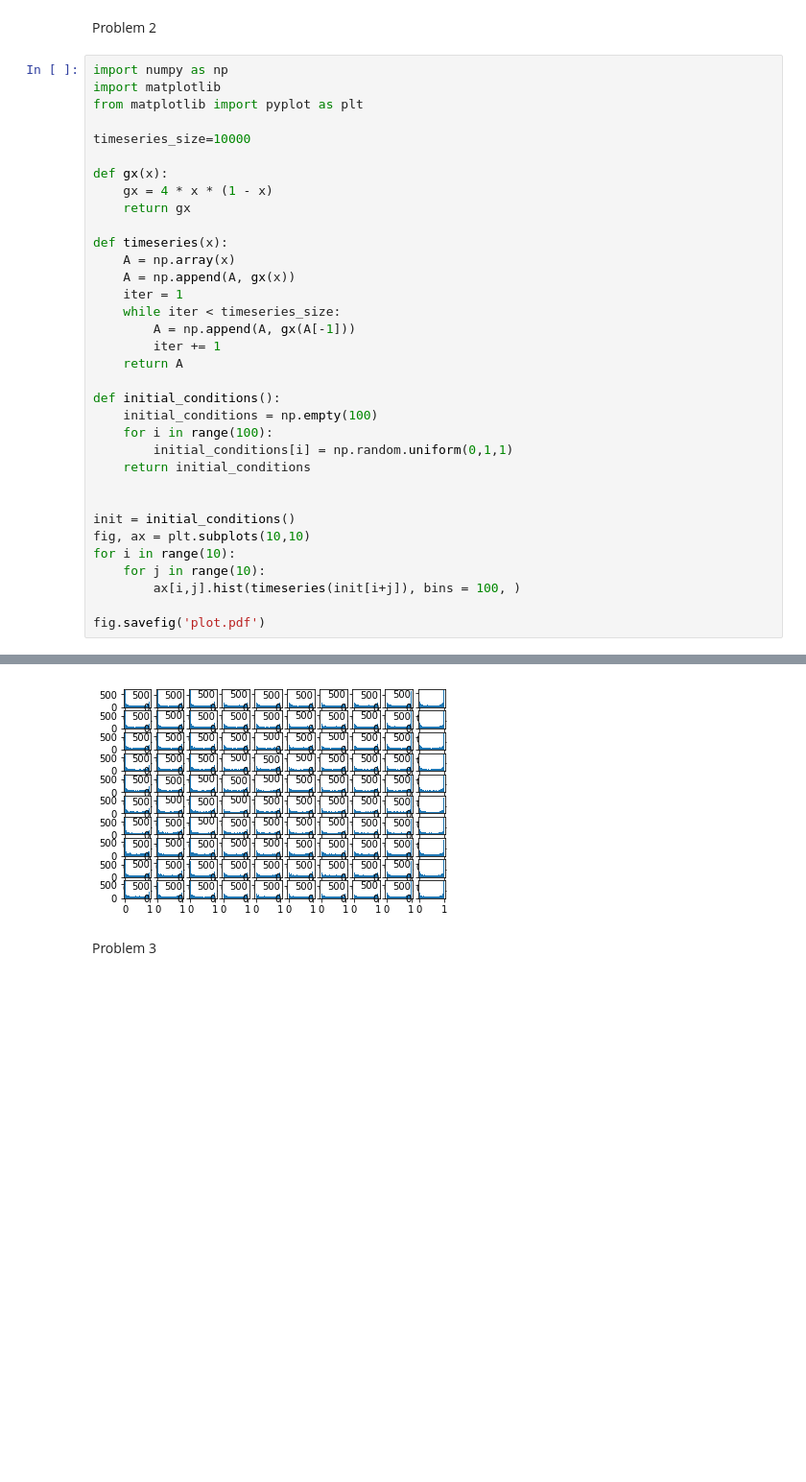
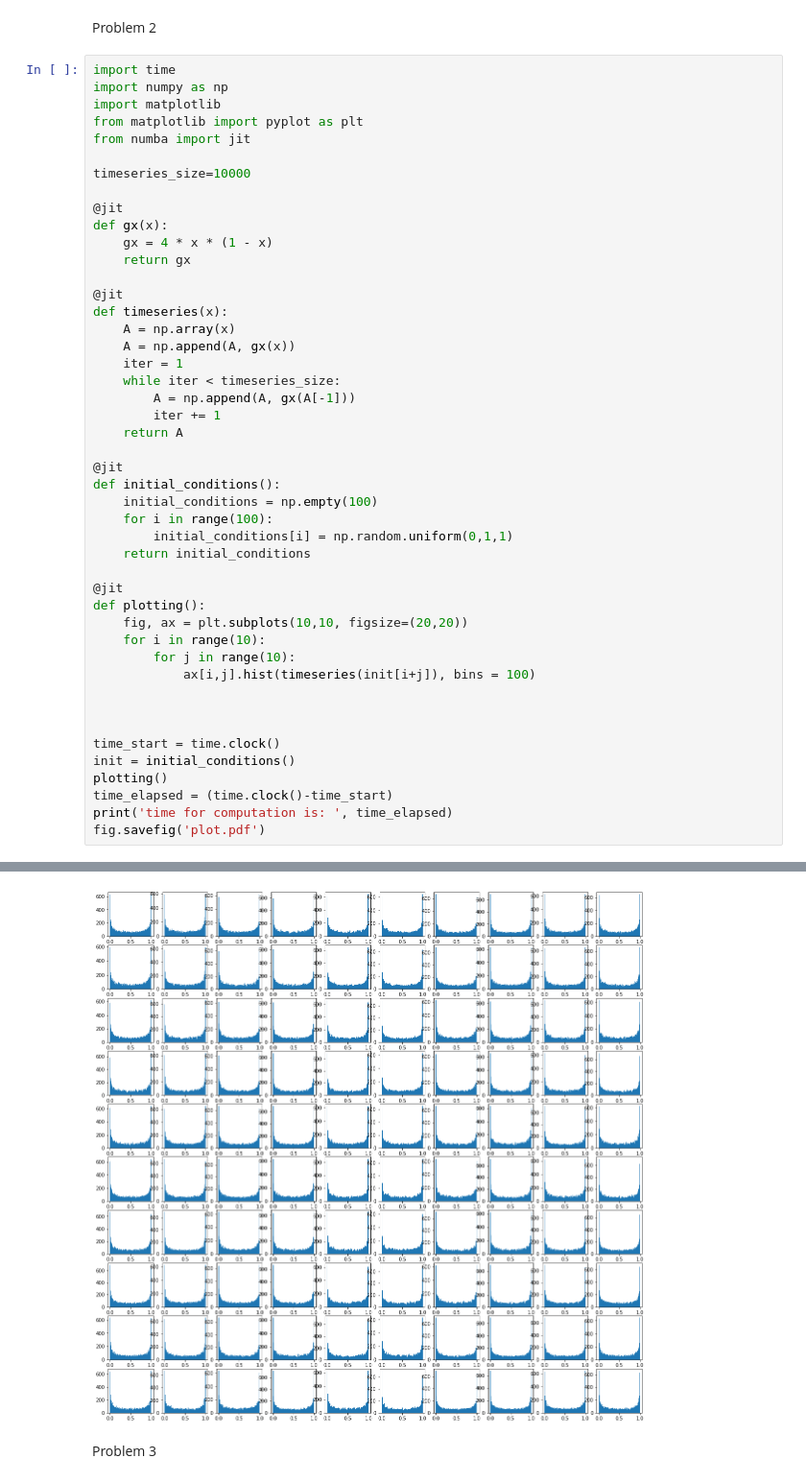
Before and after one commit to keshavchoudhary87/BootCamp2018, a Jupyter notebook: ProbSets/Econ/ProbSet2/ProbSet2.ipynb, the cells around one changed output, grey strips where cells are left out. Shown: that part at 96% size. Saved outputs shown, nothing was run; the diff lists cells and outputs as text; blank space fills up the shorter version.

```diff
--- a/ProbSets/Econ/ProbSet2/ProbSet2.ipynb
+++ b/ProbSets/Econ/ProbSet2/ProbSet2.ipynb
@@ -32,16 +32,20 @@ sequence[-1]
 # %% [markdown]
 Problem 2
 # %%
+import time
 import numpy as np
 import matplotlib
 from matplotlib import pyplot as plt
+from numba import jit
 
 timeseries_size=10000
 
+@jit
 def gx(x):
     gx = 4 * x * (1 - x)
     return gx
 
+@jit
 def timeseries(x):
     A = np.array(x)
     A = np.append(A, gx(x))
@@ -51,18 +55,26 @@ def timeseries(x):
         iter += 1
     return A
 
+@jit
 def initial_conditions():
     initial_conditions = np.empty(100)
     for i in range(100):
         initial_conditions[i] = np.random.uniform(0,1,1)
     return initial_conditions
 
+@jit
+def plotting():
+    fig, ax = plt.subplots(10,10, figsize=(20,20))
+    for i in range(10):
+        for j in range(10):
+            ax[i,j].hist(timeseries(init[i+j]), bins = 100)
 
+
+
+time_start = time.clock()
 init = initial_conditions()
-fig, ax = plt.subplots(10,10)
-for i in range(10):
-    for j in range(10):
-        ax[i,j].hist(timeseries(init[i+j]), bins = 100, )
-
+plotting()
+time_elapsed = (time.clock()-time_start)
+print('time for computation is: ', time_elapsed)
 fig.savefig('plot.pdf')
 # %% [output]
@@ -69,4 +82,4 @@ fig.savefig('plot.pdf')
-[figure, old version]
+[figure, new version]
 # %% [markdown]
 Problem 3
 # %% [markdown]
```
Also changed, not shown: parts of 1 cell of this notebook, 6 other files.
